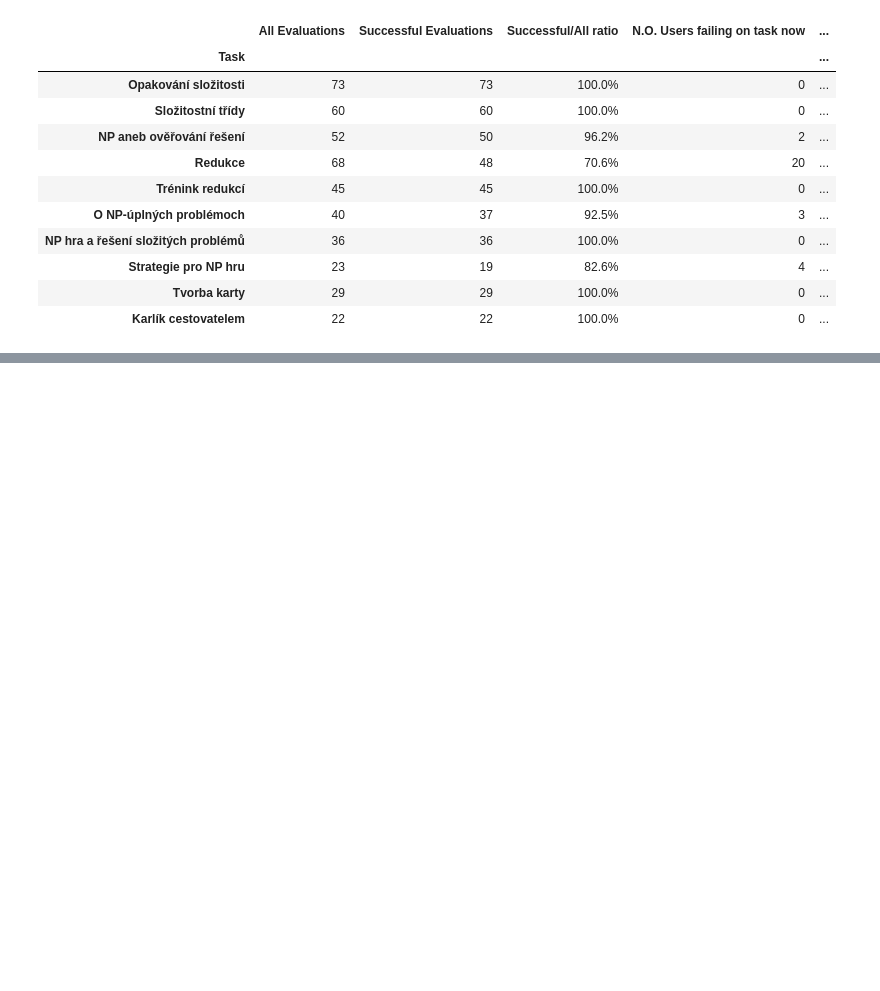
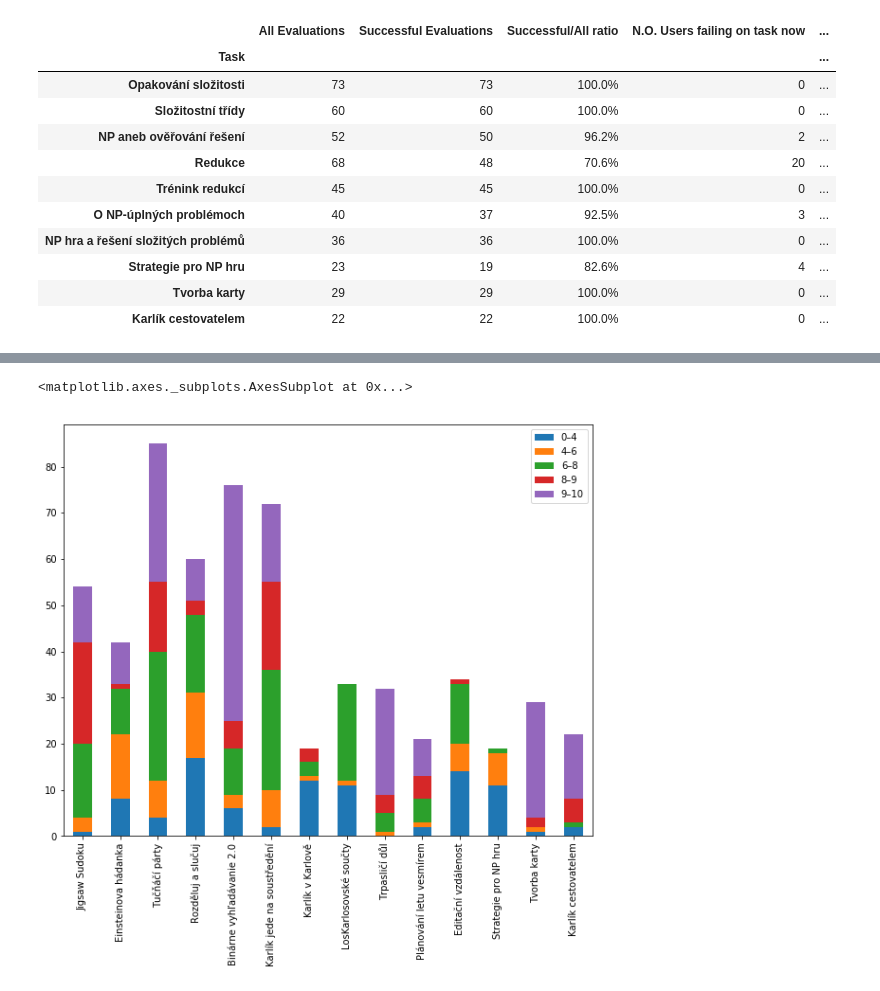
Before and after one commit to fi-ksi/dashboard-alpha, a Jupyter notebook: notebooks/tasks.ipynb, the cells around one changed output, grey strips where cells are left out. Saved outputs shown, nothing was run; the diff lists cells and outputs as text; code cells hidden in the pictures; blank space fills up the shorter version.

Commit message:
Tasks: add gained points histogram.

```diff
--- a/notebooks/tasks.ipynb
+++ b/notebooks/tasks.ipynb
@@ -24,5 +24,6 @@ import model
 from datetime import datetime
 
 pd.options.display.float_format = '{:.2f}'.format
+plt.rcParams['figure.figsize'] = [10, 8]
 print(datetime.now())
 # %% [output]
@@ -284,3 +285,15 @@ display(s)
 | Strategie pro NP hru | NP-těžká vlna | 19 | 7 | 3 | 3.65 | 52.2% | ... |
 | Tvorba karty | NP-těžká vlna | 29 | 10 | 10 | 9.79 | 97.9% | ... |
 | Karlík cestovatelem | NP-těžká vlna | 22 | 10 | 9.75 | 8.52 | 85.2% | ... |
+# %%
+gained_points = pd.DataFrame(OrderedDict((
+    ('0–4', df[(df['points'] >= 0) & (df['points'] < 4)].groupby('Task').points.count()),
+    ('4–6', df[(df['points'] >= 4) & (df['points'] < 6)].groupby('Task').points.count()),
+    ('6–8', df[(df['points'] >= 6) & (df['points'] < 8)].groupby('Task').points.count()),
+    ('8–9', df[(df['points'] >= 8) & (df['points'] < 9)].groupby('Task').points.count()),
+    ('9–10', df[df['points'] >= 9].groupby('Task').points.count()),
+)))
+gained_points.plot.bar(stacked=True)
+# %% [output]
+<matplotlib.axes._subplots.AxesSubplot at 0x...>
+[figure, added]
```
Also changed, not shown: parts of 1 cell of this notebook.
